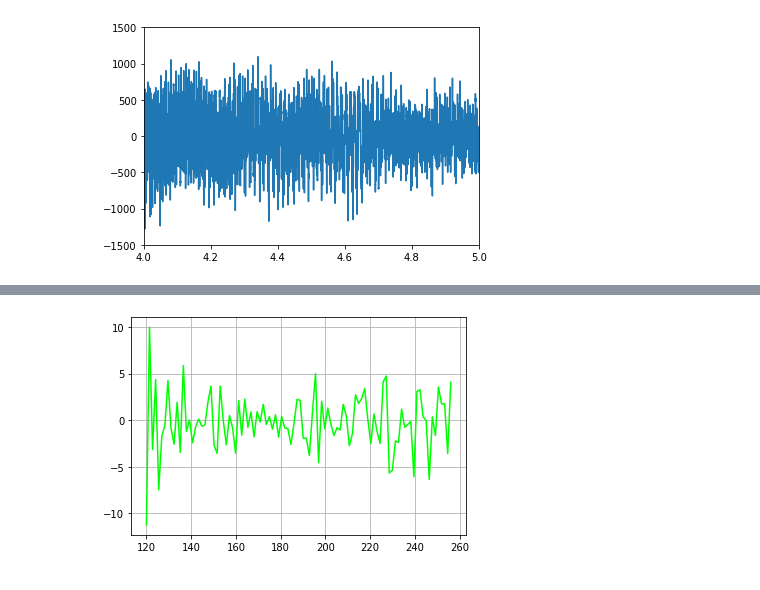
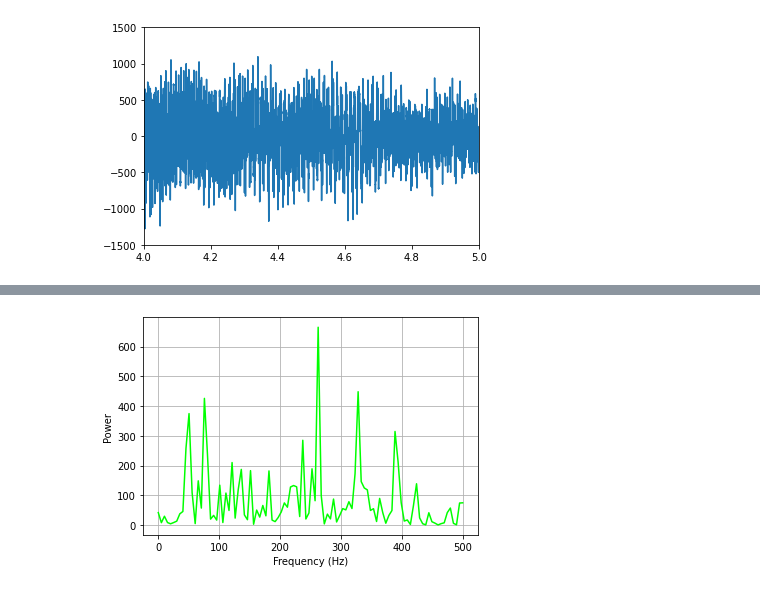
Before and after one commit to SM-Figueroa/fourier_transform, a Jupyter notebook: pipeline_visualization.ipynb, the cells around one changed output, grey strips where cells are left out. Drawn from its saved outputs; the diff is of its cells as text; code cells hidden in the pictures.

```diff
--- a/pipeline_visualization.ipynb
+++ b/pipeline_visualization.ipynb
@@ -22,9 +22,9 @@ plot_func(cos_transform(3), (0, 2), title="Cos transformed")
 # %% [output]
 [figure]
 # %%
-def riemann_sum(f, limits, N=100000):
-    t_values = np.linspace(limits[0], limits[1], N)
-    integral_approx = np.sum(f(t_values))*(limits[1]-limits[0])/N
+def riemann_sum(f, bounds, N=100000):
+    t_values = np.linspace(bounds[0], bounds[1], N)
+    integral_approx = np.sum(f(t_values))*(bounds[1]-bounds[0])/N
     return integral_approx
 # %%
 def tan_inv(a, b):
@@ -66,7 +66,7 @@ plot_euler(f, (0, 2*np.pi))
 # %% [output]
 [figure]
 # %%
-f = fourier_func(cos_transform(3), 2.3)
+f = fourier_func(cos_transform(3), 11)
 
-plot_euler(f, (0, 10))
+plot_euler(f, (0, 6), res = 100000)
 # %% [output]
@@ -74,12 +74,14 @@ plot_euler(f, (0, 10))
 # %%
 # finding center of mass
 # %%
-def plot_transform(sig_f, limits=(0,5), N=100000, res=500, peaks=True):
+def plot_transform(sig_f, bounds, limits=(0,5), N=100000, res=500, peaks=True):
     freqs = np.linspace(limits[0], limits[1], res)
-    power = [np.real(riemann_sum(fourier_func(sig_f, freq), (0, 5), N=N)) for freq in freqs]
+    power = [np.real(riemann_sum(fourier_func(sig_f, freq), bounds, N=N)) for freq in freqs]
 
-    plt.plot(freqs, power, color="lime")
+    plt.plot(freqs, np.abs(power), color="lime")
     plt.grid(True)
+    plt.xlabel("Frequency (Hz)")
+    plt.ylabel("Power")
 
     if peaks:
         return find_peaks(freqs, np.array(power))
@@ -169,3 +202,5 @@ def create_sig_f(times, amplitudes):
 # %%
 amp_range = np.array(amplitudes)[(times > 4) & (times < 5)]
 times_range =  times[(times > 4) & (times < 5)]
+# %%
+norm_amps = (amp_range/(max(amp_range)))*32767
@@ -172,3 +212,7 @@ times_range =  times[(times > 4) & (times < 5)]
 # %%
-plot_transform(create_sig_f(times_range, amp_range), limits=(120,256), peaks=True, res=100, N=10000)
+t_start = timer()
+
+plot_transform(create_sig_f(times_range, norm_amps), limits=(0, 500), bounds=(4,5), peaks=True, res=100, N=1000)
+
+print(f"Finished in {timer()-t_start} s")
 # %% [output]
@@ -176 +220 @@ plot_transform(create_sig_f(times_range, amp_range), limits=(120,256), peaks=Tru
-[figure, old version]
+[figure, new version]
```
Also changed, not shown: parts of 25 cells of this notebook.
